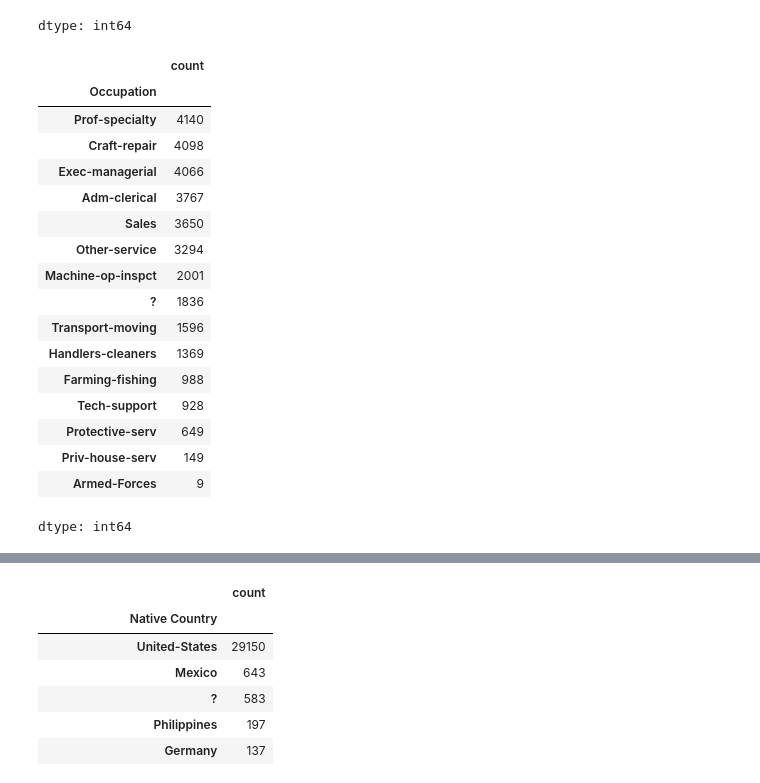
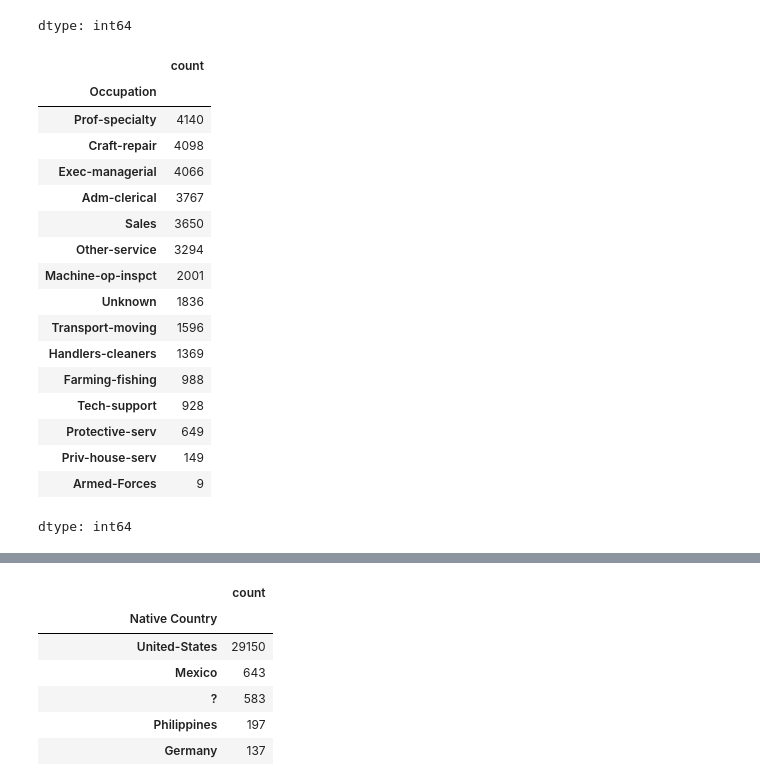
Before and after one commit to hippopotamuspal/MachineLearningProject, a Jupyter notebook: Income_Census_Data.ipynb, the cells around one changed output, grey strips where cells are left out. Saved outputs shown, nothing was run; the diff lists cells and outputs as text; code cells hidden in the pictures.

```diff
--- a/Income_Census_Data.ipynb
+++ b/Income_Census_Data.ipynb
@@ -80,7 +81,7 @@ df_census_income['Workclass'].value_counts()
 dtype: int64
 # %%
 df_census_income = df_census_income.drop(columns=['Education','Capital Gain','capital loss'])
-
+df_census_income.rename(columns={"EducationNum": "Education Rank"}, inplace=True)
 
 
 df_census_income.head()
@@ -105,19 +106,19 @@ df_census_income['Marital Status'].value_counts()
 | Married-AF-spouse | 23 |
 dtype: int64
 # %%
-df_census_income['Occupation'] = df_census_income['Occupation'].replace('?', 'Unknown')
+df_census_income['Occupation'] = df_census_income['Occupation'].str.strip().replace('?', 'Unknown')
 df_census_income['Occupation'].value_counts()
 # %% [output]
 |  | count |
 | Occupation |  |
 | Prof-specialty | 4140 |
 | Craft-repair | 4098 |
 | Exec-managerial | 4066 |
 | Adm-clerical | 3767 |
 | Sales | 3650 |
 | Other-service | 3294 |
 | Machine-op-inspct | 2001 |
-| ? | 1836 |
+| Unknown | 1836 |
 | Transport-moving | 1596 |
 | Handlers-cleaners | 1369 |
 | Farming-fishing | 988 |
```
Also changed, not shown: parts of 35 cells of this notebook.
